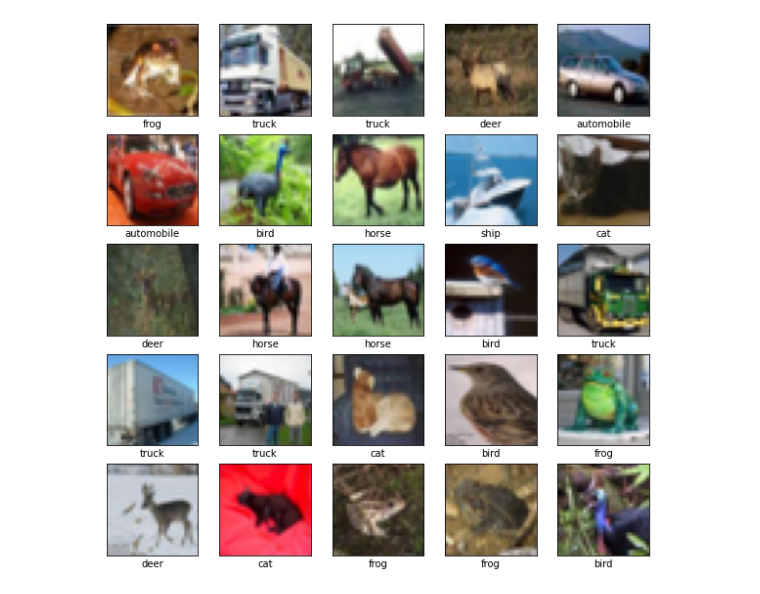
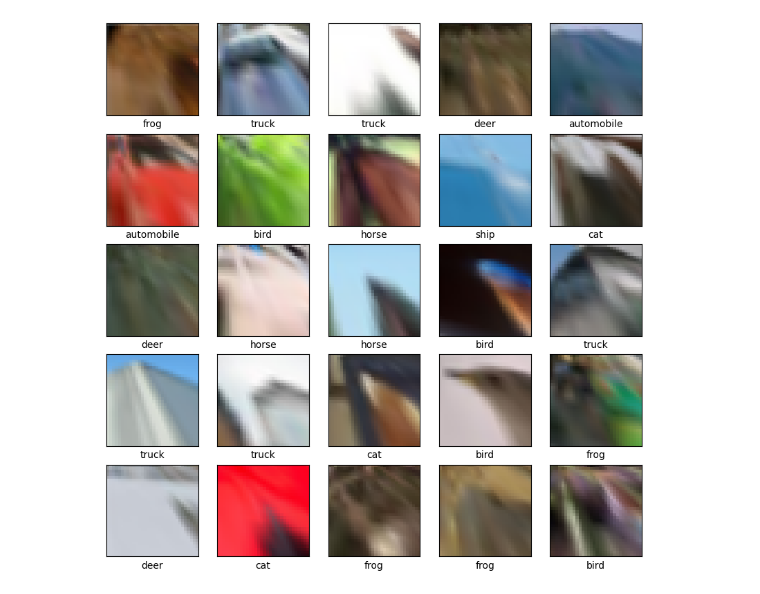
Before and after one commit to NikolasMarkou/blind_image_denoising, a Jupyter notebook: notebooks/test_feature_extraction.ipynb, the cells around one changed output. Saved outputs shown, nothing was run; the diff lists cells and outputs as text; code cells hidden in the pictures.

```diff
--- a/notebooks/test_feature_extraction.ipynb
+++ b/notebooks/test_feature_extraction.ipynb
@@ -68,33 +68,36 @@ plt.show()
 # %%
 class_names = ['airplane', 'automobile', 'bird', 'cat', 'deer',
                'dog', 'frog', 'horse', 'ship', 'truck']
+
+transforms = [
+    1.0, 0.0, 0,
+    0.0, 1.0, 0,
+    0.01, 0.05]
 
 #  [a0, a1, a2, b0, b1, b2, c0, c1],
 #  then it maps the output point (x, y)
 #  to a transformed
 #  input point (x', y') = ((a0 x + a1 y + a2) / k, (b0 x + b1 y + b2) / k),
 #  where k = c0 x + c1 y + 1
 x_train_transformed = \
     tfa.image.transform(
         images=x_train,
-        transforms=[1.0, 0.0, 0,
-                    0.0, 1.0, 0,
-                    0.0, 0.0],
+        transforms=transforms,
         interpolation="bilinear",
         fill_mode="constant",
         fill_value=0)
 
 plt.figure(figsize=(10,10))
 for i in range(25):
     plt.subplot(5,5,i+1)
     plt.xticks([])
     plt.yticks([])
     plt.grid(False)
     plt.imshow(x_train_transformed[i])
     # The CIFAR labels happen to be arrays,
     # which is why you need the extra index
     plt.xlabel(class_names[y_train[i][0]])
 plt.show()
 # %% [output]
-[figure, old version]
+[figure, new version]
 # %%
```
Also changed, not shown: parts of 4 cells of this notebook, 1 other file.
